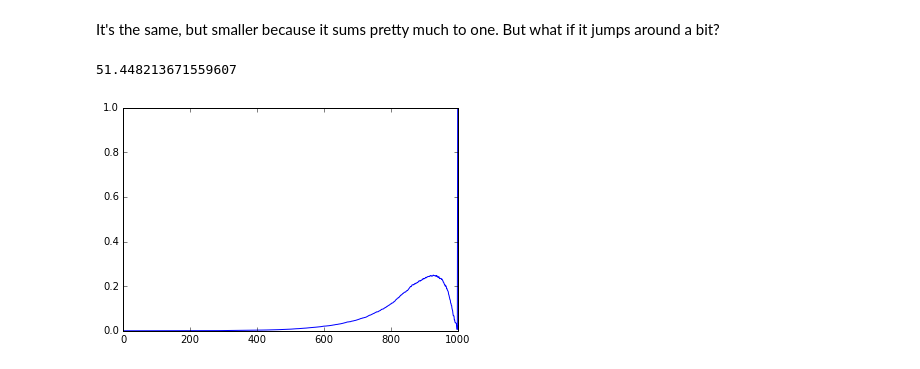
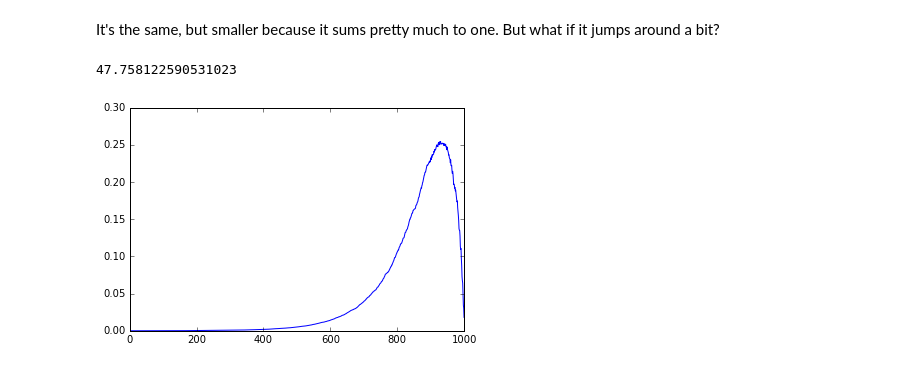
Before and after one commit to PFCM/489-notebooks, a Jupyter notebook: sliding windows.ipynb, the cells around one changed output. Drawn from its saved outputs; the diff is of its cells as text; code cells hidden in the pictures.

```diff
--- a/sliding windows.ipynb
+++ b/sliding windows.ipynb
@@ -51,12 +95,12 @@ plt.plot(window)
 It's the same, but smaller because it sums pretty much to one. But what if it jumps around a bit?
 # %%
 window = np.cumprod(gates)
-window[1:] *= 1.0 - window[:-1]
+window[:-1] *= 1.0 - window[1:]
 window = window[::-1]
 
 plt.plot(window)
 window.sum()
 # something wrong
 # %% [output]
-51.448213671559607
+47.758122590531023
-[figure, old version]
+[figure, new version]
```
Also changed, not shown: parts of 3 cells of this notebook.
